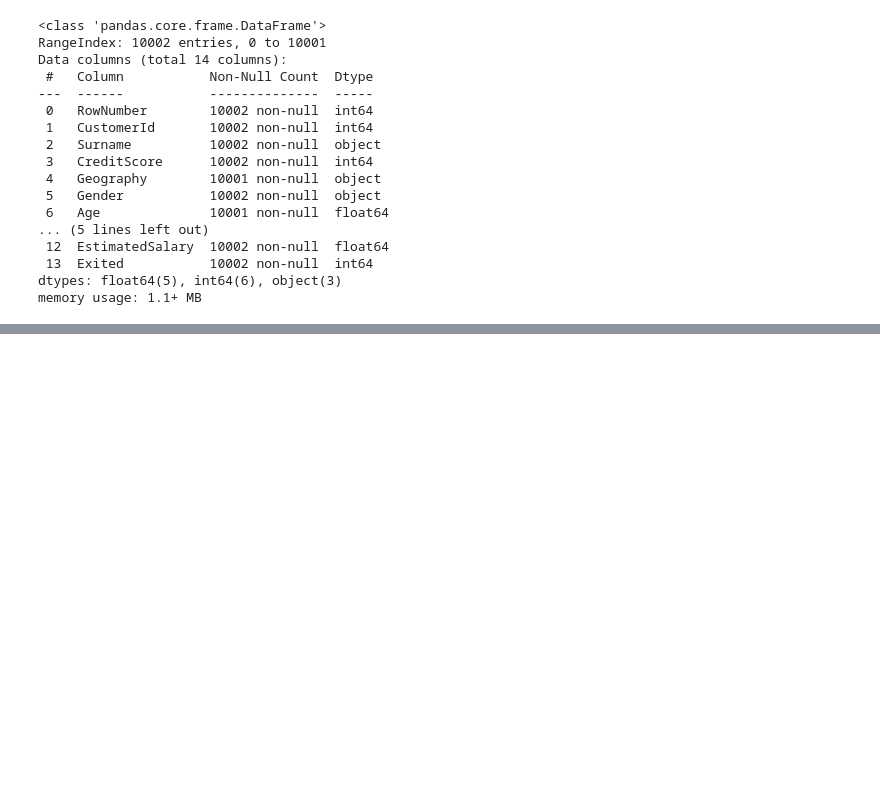
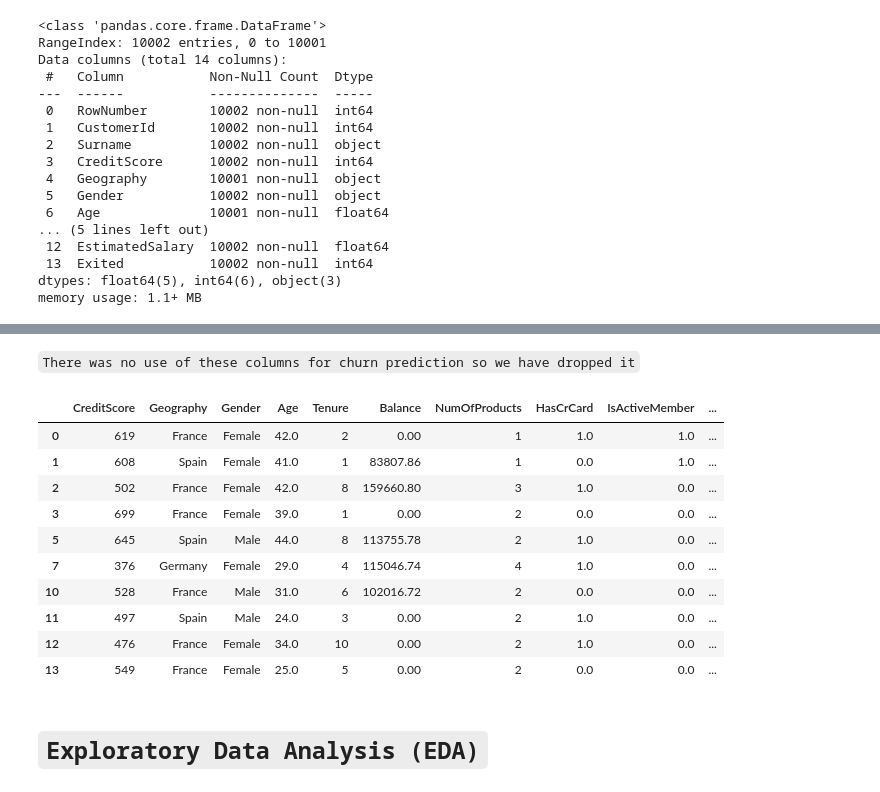
Before and after one commit to prashantpq/Data-Science-Internship, a Jupyter notebook: Week_4/Bank_Customer_Churn_Prediction/main.ipynb, the cells around one changed output, grey strips where cells are left out. Saved outputs shown, nothing was run; the diff lists cells and outputs as text; code cells hidden in the pictures; blank space fills up the shorter version.

Commit message:
done with data preprocessing

```diff
--- a/Week_4/Bank_Customer_Churn_Prediction/main.ipynb
+++ b/Week_4/Bank_Customer_Churn_Prediction/main.ipynb
@@ -85,0 +216,20 @@ memory usage: 1.1+ MB
+# %%
+df = df.drop(['RowNumber','CustomerId', 'Surname'], axis=1)
+# %% [markdown]
+`There was no use of these columns for churn prediction so we have dropped it`
+# %%
+df.head(10)
+# %% [output]
+|  | CreditScore | Geography | Gender | Age | Tenure | Balance | NumOfProducts | HasCrCard | IsActiveMember | ... |
+| 0 | 619 | France | Female | 42.0 | 2 | 0.00 | 1 | 1.0 | 1.0 | ... |
+| 1 | 608 | Spain | Female | 41.0 | 1 | 83807.86 | 1 | 0.0 | 1.0 | ... |
+| 2 | 502 | France | Female | 42.0 | 8 | 159660.80 | 3 | 1.0 | 0.0 | ... |
+| 3 | 699 | France | Female | 39.0 | 1 | 0.00 | 2 | 0.0 | 0.0 | ... |
+| 5 | 645 | Spain | Male | 44.0 | 8 | 113755.78 | 2 | 1.0 | 0.0 | ... |
+| 7 | 376 | Germany | Female | 29.0 | 4 | 115046.74 | 4 | 1.0 | 0.0 | ... |
+| 10 | 528 | France | Male | 31.0 | 6 | 102016.72 | 2 | 0.0 | 0.0 | ... |
+| 11 | 497 | Spain | Male | 24.0 | 3 | 0.00 | 2 | 1.0 | 0.0 | ... |
+| 12 | 476 | France | Female | 34.0 | 10 | 0.00 | 2 | 1.0 | 0.0 | ... |
+| 13 | 549 | France | Female | 25.0 | 5 | 0.00 | 2 | 0.0 | 0.0 | ... |
+# %% [markdown]
+# `Exploratory Data Analysis (EDA)`
```
Also changed, not shown: parts of 14 cells of this notebook.
